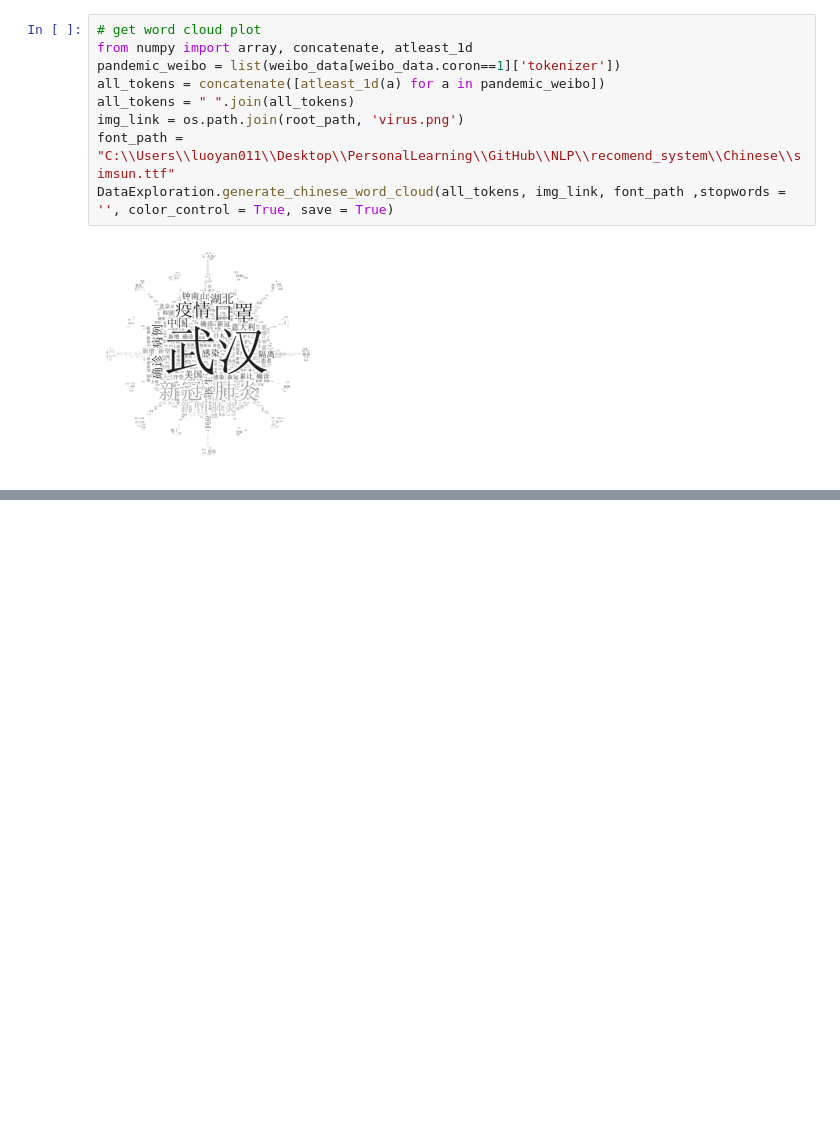
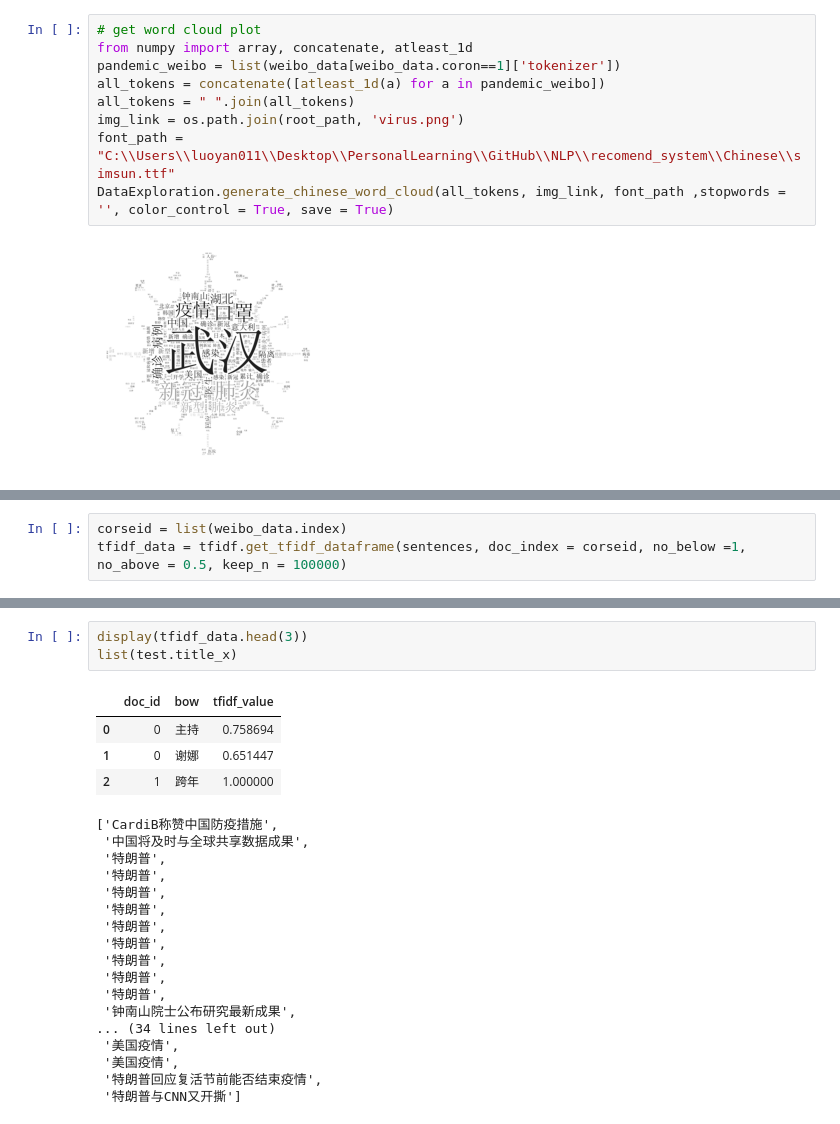
Before and after one commit to jinfeijoy/NLP, a Jupyter notebook: recomend_system/Chinese/chinese_keyword_tag_recommender.ipynb, the cells around one changed output, grey strips where cells are left out. Cells and saved outputs as stored; diff of their text form; blank space fills up the shorter version.

```diff
--- a/recomend_system/Chinese/chinese_keyword_tag_recommender.ipynb
+++ b/recomend_system/Chinese/chinese_keyword_tag_recommender.ipynb
@@ -115,0 +189,3 @@ DataExploration.generate_chinese_word_cloud(all_tokens, img_link, font_path ,sto
+# %%
+corseid = list(weibo_data.index)
+tfidf_data = tfidf.get_tfidf_dataframe(sentences, doc_index = corseid, no_below =1, no_above = 0.5, keep_n = 100000)
@@ -115,0 +207,25 @@ DataExploration.generate_chinese_word_cloud(all_tokens, img_link, font_path ,sto
+# %%
+display(tfidf_data.head(3))
+list(test.title_x)
+# %% [output]
+|  | doc_id | bow | tfidf_value |
+| 0 | 0 | 主持 | 0.758694 |
+| 1 | 0 | 谢娜 | 0.651447 |
+| 2 | 1 | 跨年 | 1.000000 |
+['CardiB称赞中国防疫措施',
+ '中国将及时与全球共享数据成果',
+ '特朗普',
+ '特朗普',
+ '特朗普',
+ '特朗普',
+ '特朗普',
+ '特朗普',
+ '特朗普',
+ '特朗普',
+ '特朗普',
+ '钟南山院士公布研究最新成果',
+... (34 lines left out)
+ '美国疫情',
+ '美国疫情',
+ '特朗普回应复活节前能否结束疫情',
+ '特朗普与CNN又开撕']
```
Also changed, not shown: parts of 20 cells of this notebook, 1 other file.
